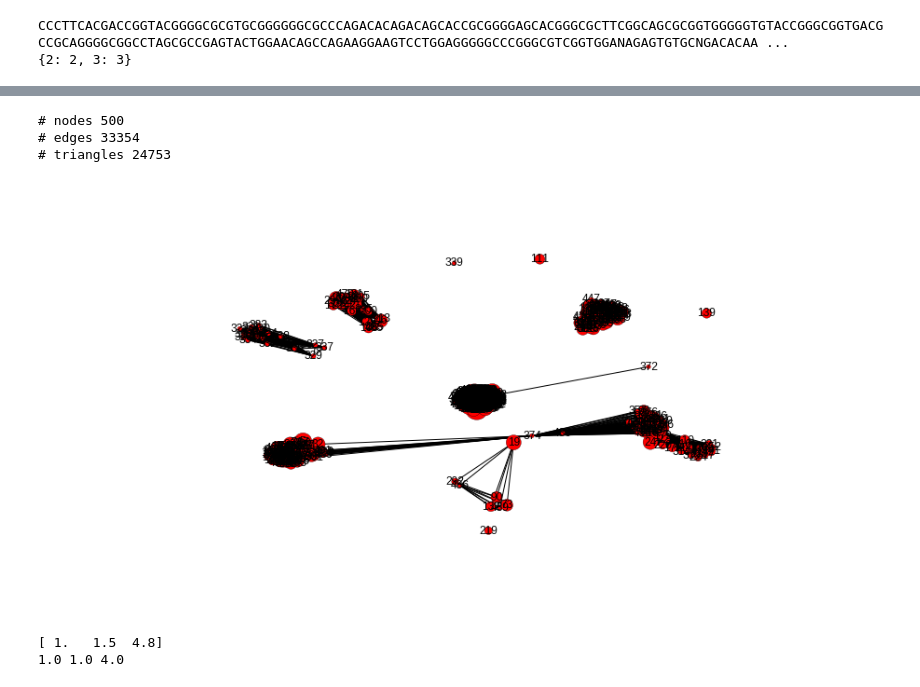
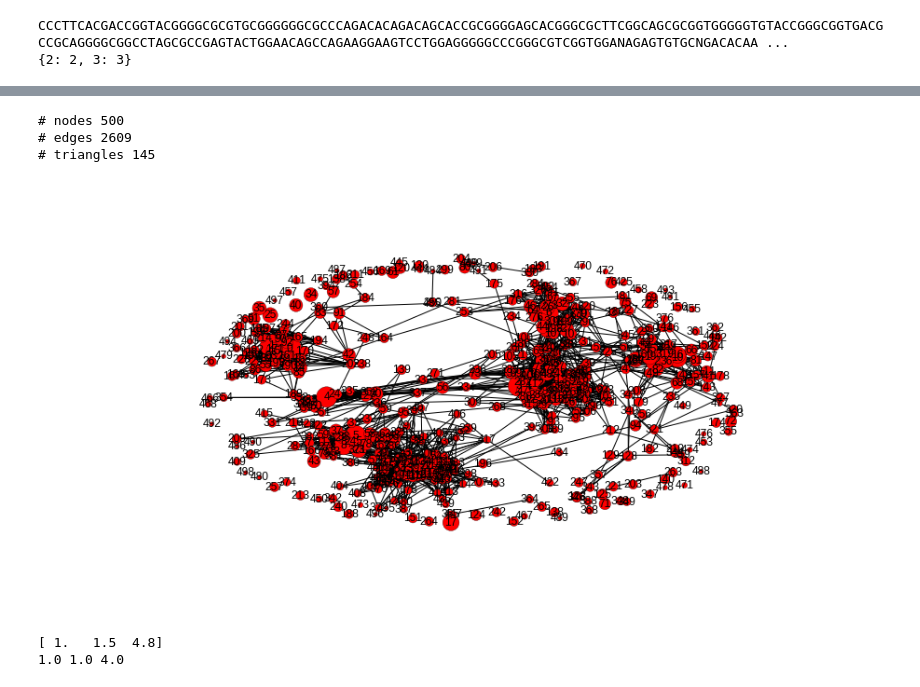
Before and after one commit to imminfo/hex, a Jupyter notebook: hex.ipynb, the cells around one changed output, grey strips where cells are left out. Cells and saved outputs as stored; diff of their text form; code cells hidden in the pictures.

```diff
--- a/hex.ipynb
+++ b/hex.ipynb
@@ -163,37 +144,37 @@ def bigraph(minors, majors, max_err):
     node_sizes_min = min(node_sizes)
     node_sizes_max = max(node_sizes)
     for i in range(len(node_sizes)):
         node_sizes[i] = 20 + 600 * (node_sizes[i] - node_sizes_min) / (node_sizes_max - node_sizes_min)
 
     G, neis = make_graph(minors, majors, max_err)
     print("# nodes", G.number_of_nodes())
     print("# edges", G.number_of_edges())
     print("# triangles", nx.triangles(G, 0))
     pos = nx.spring_layout(G, k = .25)
     # nx.draw(G, pos, node_size = node_sizes)
     nx.draw_networkx_nodes(G,
                            pos,
                            nodelist=range(len(minors)),
                            node_color="r",
                            node_size=node_sizes[:len(minors)])
     nx.draw_networkx_nodes(G,
                            pos,
                            nodelist=range(len(minors), len(majors) + len(minors)),
                            node_color="b",
                            node_size = node_sizes[len(minors) : len(majors) + len(minors)])
     nx.draw_networkx_edges(G, pos)
     nx.draw_networkx_labels(G, pos)
     plt.show()
 
 
 # bigraph(minors, majors, 10)
 #single_graph(minors, 10)
-single_graph(majors, 10)
+single_graph(majors, 2)
 # %% [output]
 # nodes 500
-# edges 33354
-# triangles 24753
+# edges 2609
+# triangles 145
-[figure, old version]
+[figure, new version]
 # %%
 sequences = majors
 G = make_graph_old(sequences, 20)
```
Also changed, not shown: parts of 2 cells of this notebook, 1 other file.
